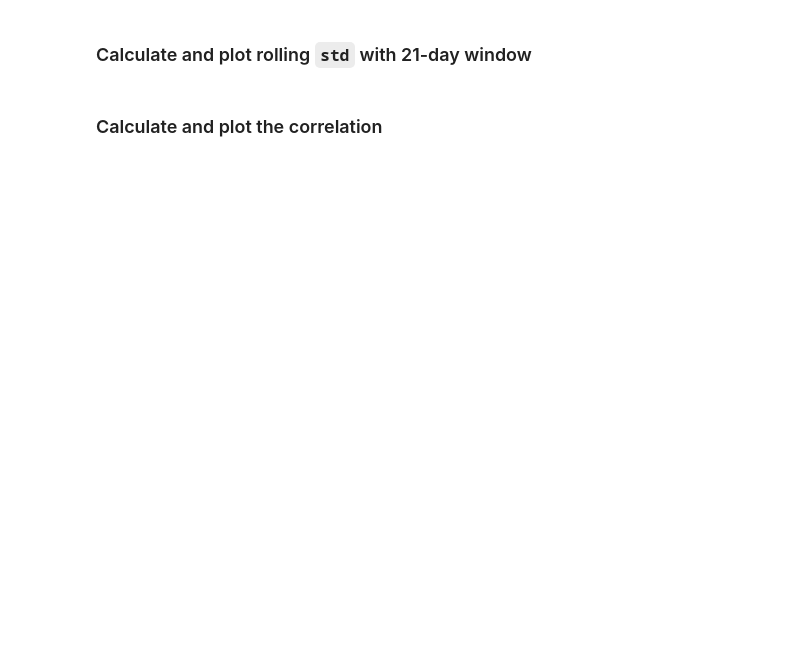
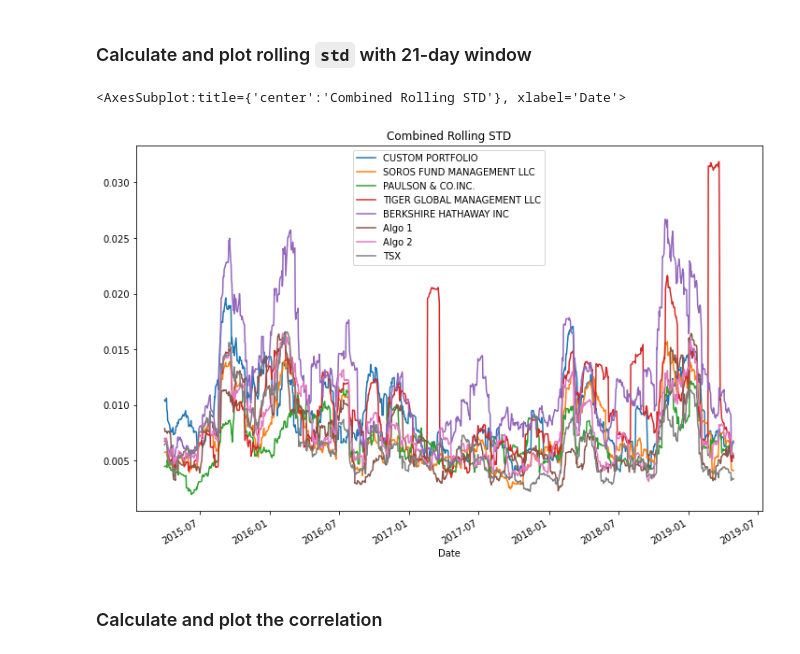
Before and after one commit to keanumanson/Pandas-Homework, a Jupyter notebook: whale_analysis.ipynb, the cells around one changed output. Saved outputs shown, nothing was run; the diff lists cells and outputs as text; code cells hidden in the pictures; blank space fills up the shorter version.

```diff
--- a/whale_analysis.ipynb
+++ b/whale_analysis.ipynb
@@ -436,6 +520,11 @@ In this section, you will build your own portfolio of stocks, calculate the retu
 # %%
 # Calculate daily returns
+cp_ret_df = custom_port_df.pct_change()
+cp_ret_df.head()
 
 # Drop NAs
+cp_ret_df = cp_ret_df.dropna()
+cp_ret_df.isnull().sum()
 
 # Display sample data
+cp_ret_df.head()
@@ -450,0 +541,9 @@ weights = [1/3, 1/3, 1/3]
+# %%
+# Set weights
+stock_weights = [0.25, 0.25, 0.25, 0.25] #each stock  was equally weighted
+
+# Calculate portfolio return
+cp_returns = cp_ret_df.dot(stock_weights)
+
+# Display sample data
+cp_returns.head(20)
@@ -454,0 +570,7 @@ weights = [1/3, 1/3, 1/3]
+# %%
+# Join your returns DataFrame to the original returns DataFrame
+
+all_df = pd.concat([cp_returns, combined_df], axis="columns", join="outer")
+all_df.rename(columns = {0 :'CUSTOM PORTFOLIO'}, inplace=True) #for some reason my custom portfolio concatinated as 0
+
+all_df.head(20)
@@ -455,2 +596,6 @@ weights = [1/3, 1/3, 1/3]
 # %%
 # Only compare dates where return data exists for all the stocks (drop NaNs)
+# Drop NAs
+all_df = all_df.dropna()
+all_df.isnull().sum()
+all_df.head()
@@ -464,8 +630,14 @@ weights = [1/3, 1/3, 1/3]
 ### Calculate and plot rolling `std` with 21-day window
 # %%
 # Calculate rolling standard deviation
+rolling_std_ = all_df.rolling(window=21).std()
+rolling_std_.head(20)
 
 # Plot rolling standard deviation
+rolling_std_.plot(title='Combined Rolling STD', figsize=(12,8))
+# %% [output]
+<AxesSubplot:title={'center':'Combined Rolling STD'}, xlabel='Date'>
+[figure, added]
 # %% [markdown]
 ### Calculate and plot the correlation
 # %%
```
Also changed, not shown: parts of 32 cells of this notebook, 7 other files.
